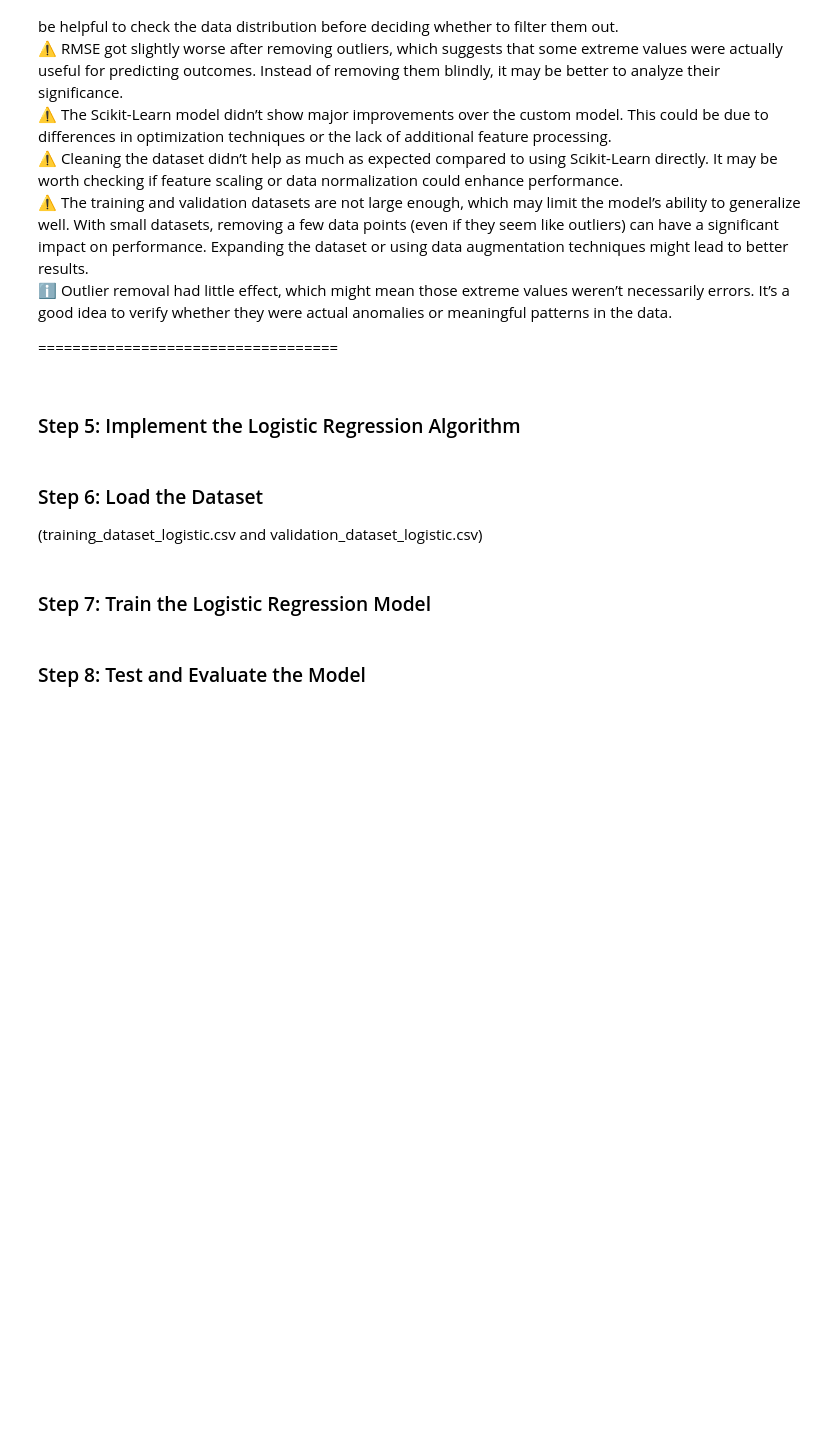
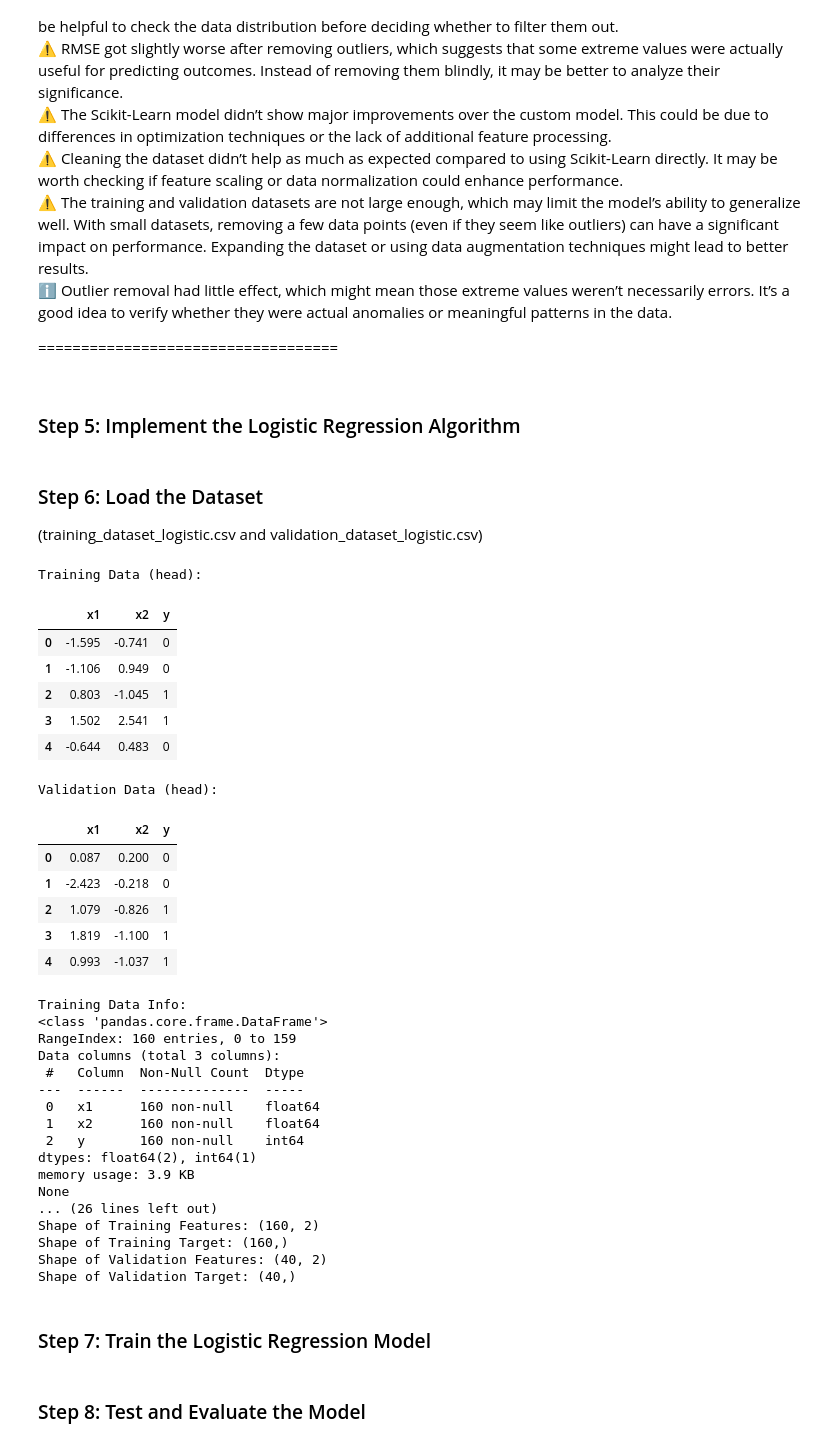
Before and after one commit to NolanMM/PROG74000-25W-Sec1-Applications-of-Artificial-Intelligence-and-Machine-Learning, a Jupyter notebook: Assignment_2/Assignment_2.ipynb, the cells around one changed output. Saved outputs shown, nothing was run; the diff lists cells and outputs as text; code cells hidden in the pictures; blank space fills up the shorter version.

```diff
--- a/Assignment_2/Assignment_2.ipynb
+++ b/Assignment_2/Assignment_2.ipynb
@@ -939,5 +996,75 @@ MAE (Scikit-Learn): 4.18 (Improvement: -0.00)
 # %% [markdown]
 ### Step 6: Load the Dataset
 (training_dataset_logistic.csv and validation_dataset_logistic.csv)
+# %%
+# Adjust these paths if your CSV files are stored elsewhere
+train_logistic_path = "dataset/training_dataset_logistic.csv"
+valid_logistic_path = "dataset/validation_dataset_logistic.csv"
+
+# Load training dataset
+train_data_log = pd.read_csv(train_logistic_path)
+# Load validation dataset
+valid_data_log = pd.read_csv(valid_logistic_path)
+
+print("Training Data (head):")
+display(train_data_log.head())
+
+print("\nValidation Data (head):")
+display(valid_data_log.head())
+
+print("\nTraining Data Info:")
+print(train_data_log.info())
+
+print("\nValidation Data Info:")
+print(valid_data_log.info())
+
+# Optional: check for missing values, duplicates, do basic stats, outliers, etc.
+print("\nMissing values (Train):\n", train_data_log.isnull().sum())
+print("\nMissing values (Validation):\n", valid_data_log.isnull().sum())
+
+
+# Since your CSV has columns: x1, x2, and y (instead of "target"), do the following:
+X_train = train_data_log.drop(columns=["y"]).values  # drop the 'y' column for features
+y_train = train_data_log["y"].values                 # this is the target
+
+X_valid = valid_data_log.drop(columns=["y"]).values
+y_valid = valid_data_log["y"].values
+
+print("\nShape of Training Features:", X_train.shape)
+print("Shape of Training Target:", y_train.shape)
+print("Shape of Validation Features:", X_valid.shape)
+print("Shape of Validation Target:", y_valid.shape)
+# %% [output]
+Training Data (head):
+|  | x1 | x2 | y |
+| 0 | -1.595 | -0.741 | 0 |
+| 1 | -1.106 | 0.949 | 0 |
+| 2 | 0.803 | -1.045 | 1 |
+| 3 | 1.502 | 2.541 | 1 |
+| 4 | -0.644 | 0.483 | 0 |
+Validation Data (head):
+|  | x1 | x2 | y |
+| 0 | 0.087 | 0.200 | 0 |
+| 1 | -2.423 | -0.218 | 0 |
+| 2 | 1.079 | -0.826 | 1 |
+| 3 | 1.819 | -1.100 | 1 |
+| 4 | 0.993 | -1.037 | 1 |
+Training Data Info:
+<class 'pandas.core.frame.DataFrame'>
+RangeIndex: 160 entries, 0 to 159
+Data columns (total 3 columns):
+ #   Column  Non-Null Count  Dtype
+---  ------  --------------  -----
+ 0   x1      160 non-null    float64
+ 1   x2      160 non-null    float64
+ 2   y       160 non-null    int64
+dtypes: float64(2), int64(1)
+memory usage: 3.9 KB
+None
+... (26 lines left out)
+Shape of Training Features: (160, 2)
+Shape of Training Target: (160,)
+Shape of Validation Features: (40, 2)
+Shape of Validation Target: (40,)
 # %% [markdown]
 ### Step 7: Train the Logistic Regression Model
```
Also changed, not shown: parts of 6 cells of this notebook.
